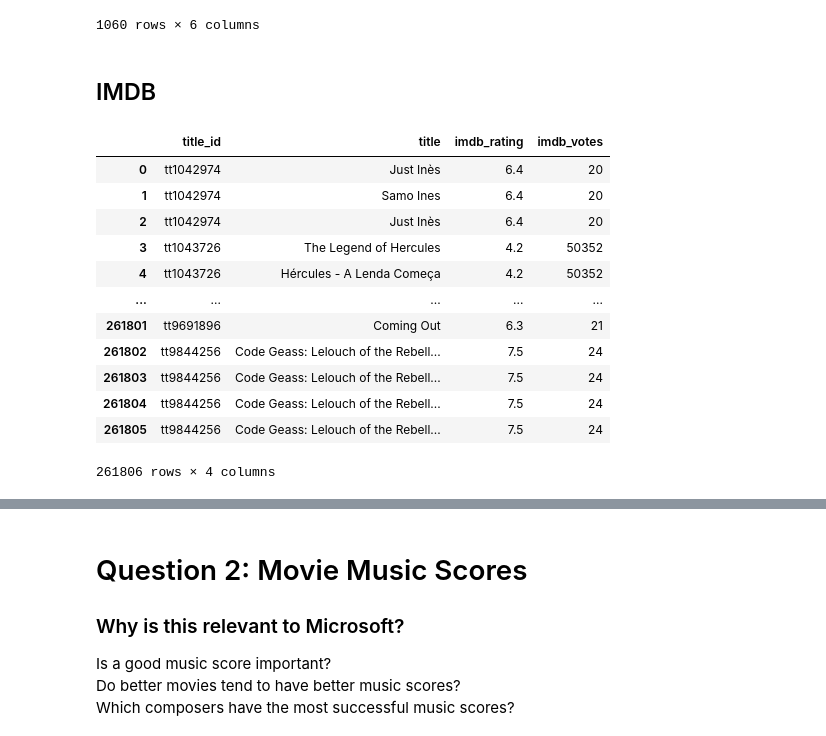
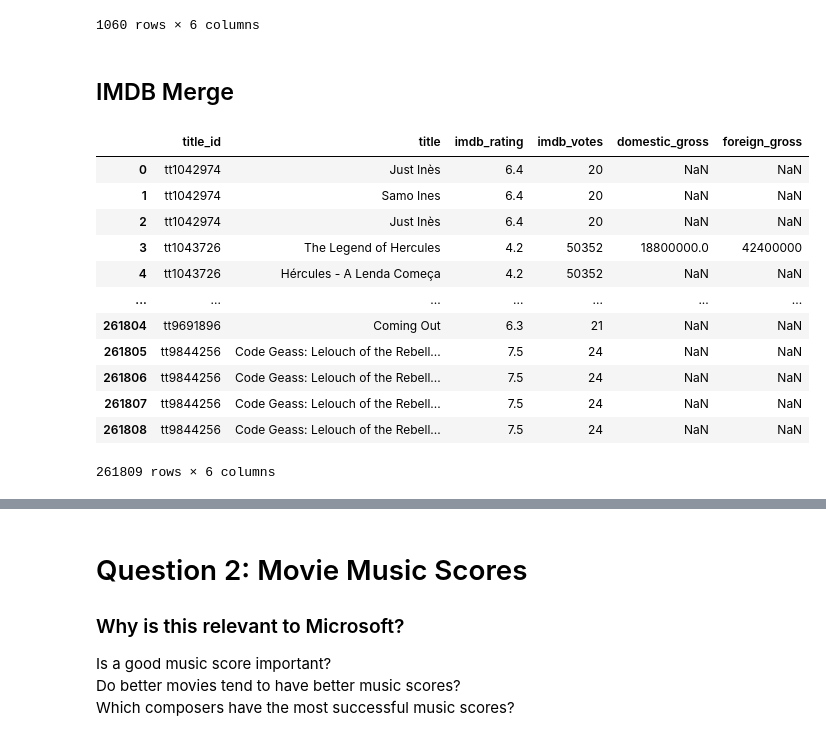
Before and after one commit to khyateed/Movie-Data-Analysis, a Jupyter notebook: student.ipynb, the cells around one changed output, grey strips where cells are left out. Saved outputs shown, nothing was run; the diff lists cells and outputs as text; code cells hidden in the pictures.

```diff
--- a/student.ipynb
+++ b/student.ipynb
@@ -24,8 +24,8 @@ import seaborn as sns
 ## movie gross - Table 1
 # %%
 
-movie_gross = pd.read_csv('./zippedData/bom.movie_gross.csv.gz')
-movie_gross
+movie_gross_raw = pd.read_csv('./zippedData/bom.movie_gross.csv.gz')
+movie_gross_raw
 # %% [output]
 |  | title | studio | domestic_gross | foreign_gross | year |
 | 0 | Toy Story 3 | BV | 415000000.0 | 652000000 | 2010 |
@@ -43,8 +43,8 @@ movie_gross
 # %% [markdown]
 ## IMDB ratings - Table 2
 # %%
-imdb_ratings = pd.read_csv('./zippedData/imdb.title.ratings.csv.gz')
-imdb_ratings
+imdb_raw = pd.read_csv('./zippedData/imdb.title.ratings.csv.gz')
+imdb_raw
 # %% [output]
 |  | tconst | averagerating | numvotes |
 | 0 | tt10356526 | 8.3 | 31 |
@@ -100,8 +100,8 @@ movie_info
 # %% [markdown]
 ## movie titles - Table 5
 # %%
-title = pd.read_csv('./zippedData/imdb.title.akas.csv.gz')
-title
+titles_raw = pd.read_csv('./zippedData/imdb.title.akas.csv.gz')
+titles_raw
 # %% [output]
 |  | title_id | ordering | title | region | language | types | attributes | is_original_title |
 | 0 | tt0369610 | 10 | Джурасик свят | BG | bg | NaN | NaN | 0.0 |
@@ -285,25 +308,26 @@ rt.merge(tmdb[['id','original_title', 'title']], on='id')
 | 1059 | 1930 | NaN | 3/5 | fresh | The Amazing Spider-Man | The Amazing Spider-Man |
 1060 rows × 6 columns
 # %% [markdown]
-## IMDB
+## IMDB Merge
 # %%
 # To retain as much info as possible, joined imdb_ratings with title table rather than title_basics
-imdb_merge = imdb_ratings.merge(title,left_on ='tconst', right_on ='title_id')
+imdb_merge = imdb_raw.merge(title,left_on ='tconst', right_on ='title_id')
+imdb_merge = imdb_merge.merge(movie_gross_raw[['title', 'domestic_gross', 'foreign_gross']], on='title', how='left')
 imdb_merge.rename(columns ={'averagerating':'imdb_rating', 'numvotes': 'imdb_votes'}, inplace=True)
 # %%
-imdb_merge = imdb_merge[['title_id', 'title', 'imdb_rating', 'imdb_votes', ]]
+imdb_merge = imdb_merge[['title_id', 'title', 'imdb_rating', 'imdb_votes','domestic_gross', 'foreign_gross' ]]
 imdb_merge
 # %% [output]
-|  | title_id | title | imdb_rating | imdb_votes |
-| 0 | tt1042974 | Just Inès | 6.4 | 20 |
-| 1 | tt1042974 | Samo Ines | 6.4 | 20 |
-| 2 | tt1042974 | Just Inès | 6.4 | 20 |
-| 3 | tt1043726 | The Legend of Hercules | 4.2 | 50352 |
-| 4 | tt1043726 | Hércules - A Lenda Começa | 4.2 | 50352 |
-| ... | ... | ... | ... | ... |
-| 261801 | tt9691896 | Coming Out | 6.3 | 21 |
-| 261802 | tt9844256 | Code Geass: Lelouch of the Rebell... | 7.5 | 24 |
-| 261803 | tt9844256 | Code Geass: Lelouch of the Rebell... | 7.5 | 24 |
-| 261804 | tt9844256 | Code Geass: Lelouch of the Rebell... | 7.5 | 24 |
-| 261805 | tt9844256 | Code Geass: Lelouch of the Rebell... | 7.5 | 24 |
+|  | title_id | title | imdb_rating | imdb_votes | domestic_gross | foreign_gross |
+| 0 | tt1042974 | Just Inès | 6.4 | 20 | NaN | NaN |
+| 1 | tt1042974 | Samo Ines | 6.4 | 20 | NaN | NaN |
+| 2 | tt1042974 | Just Inès | 6.4 | 20 | NaN | NaN |
+| 3 | tt1043726 | The Legend of Hercules | 4.2 | 50352 | 18800000.0 | 42400000 |
+| 4 | tt1043726 | Hércules - A Lenda Começa | 4.2 | 50352 | NaN | NaN |
+| ... | ... | ... | ... | ... | ... | ... |
+| 261804 | tt9691896 | Coming Out | 6.3 | 21 | NaN | NaN |
+| 261805 | tt9844256 | Code Geass: Lelouch of the Rebell... | 7.5 | 24 | NaN | NaN |
+| 261806 | tt9844256 | Code Geass: Lelouch of the Rebell... | 7.5 | 24 | NaN | NaN |
+| 261807 | tt9844256 | Code Geass: Lelouch of the Rebell... | 7.5 | 24 | NaN | NaN |
+| 261808 | tt9844256 | Code Geass: Lelouch of the Rebell... | 7.5 | 24 | NaN | NaN |
-261806 rows × 4 columns
+261809 rows × 6 columns
```
Also changed, not shown: parts of 33 cells of this notebook.
